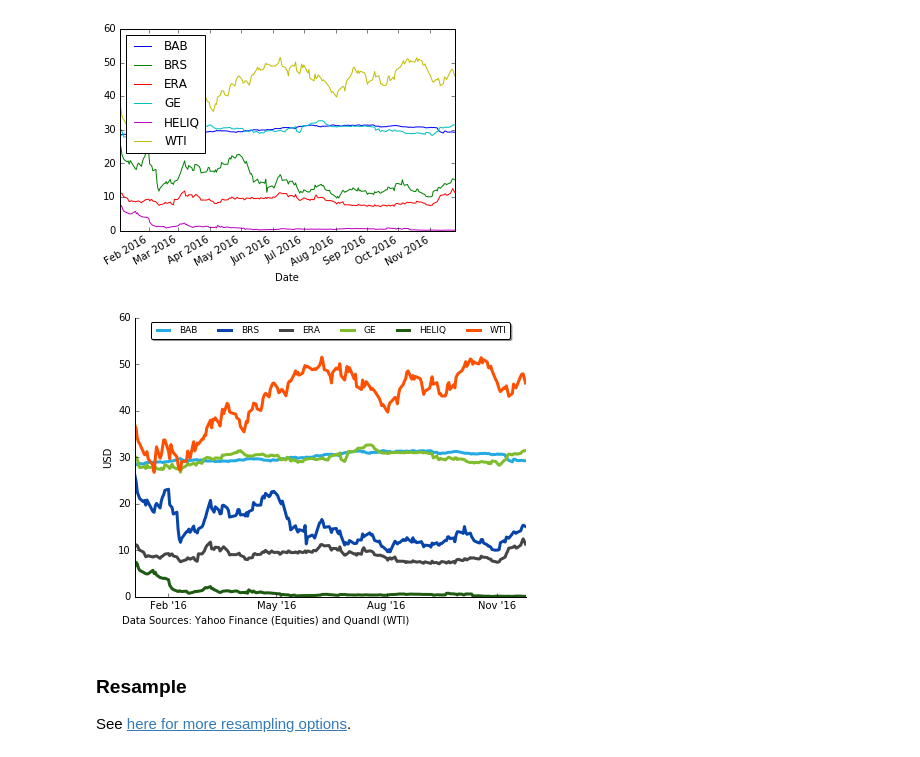
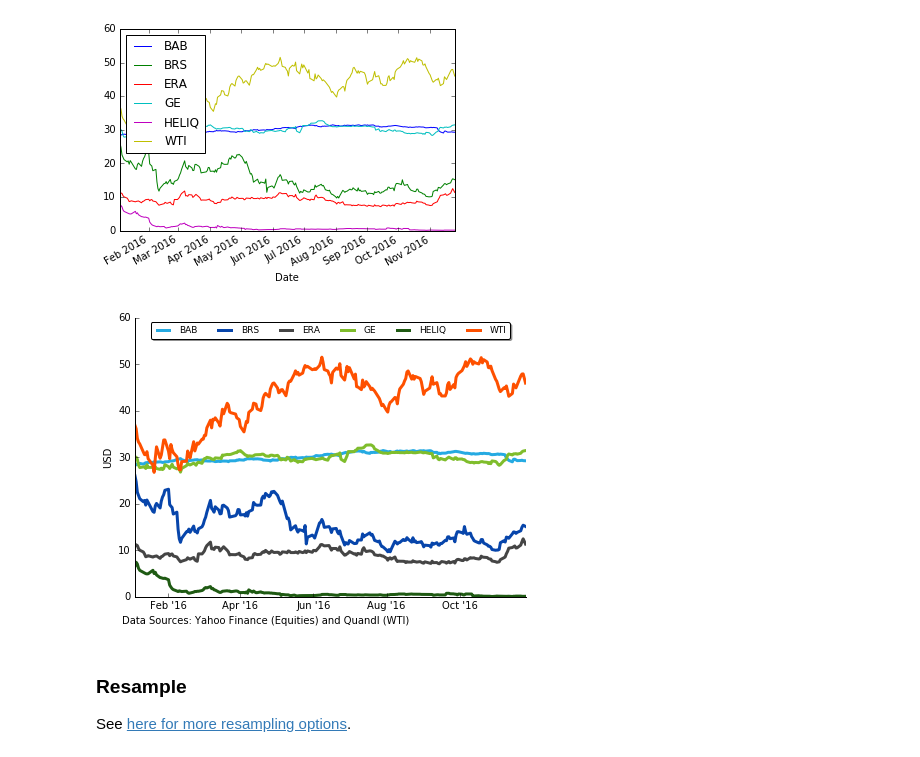
Before and after one commit to mkudija/General-Examples, a Jupyter notebook: Stock-Time-Series.ipynb, the cells around one changed output. Saved outputs shown, nothing was run; the diff lists cells and outputs as text; code cells hidden in the pictures.

```diff
--- a/Stock-Time-Series.ipynb
+++ b/Stock-Time-Series.ipynb
@@ -65,31 +69,31 @@ plt.show()
 # %% [output]
 [figure]
 # %%
-# Pretty plot
+# Produce a more visually appealing plot
 colors = ['#25AAE2', '#0745AB', '#454545', '#7FBD2C', '#1F5A13', '#FE5000']
 fig = plt.figure(figsize=[7,5])
 ax1 = plt.subplot(111)
 
 for i in range(0,len(df.columns)):
     plt.plot(df[[df.columns[i]]], linewidth=3, color=colors[i], label=df.columns[i])
 
 ax1.set_ylabel('USD')
 ax1.set_xlabel('')
 #ax1.set_title('Title', fontsize=18)
 ax1.spines["top"].set_visible(False)
 ax1.spines["right"].set_visible(False)
 ax1.get_xaxis().tick_bottom()
 ax1.get_yaxis().tick_left()
 ax1.tick_params(axis='x', which='major', labelsize=10)
-months = MonthLocator(range(1, 13), bymonthday=1, interval=3)
+months = MonthLocator(range(1, 13), bymonthday=1, interval=2)
 monthsFmt = DateFormatter("%b '%y")
 ax1.xaxis.set_major_locator(months)
 ax1.xaxis.set_major_formatter(monthsFmt)
 fig.text(0.1, 0.05, 'Data Sources: Yahoo Finance (Equities) and Quandl (WTI)')
 plt.legend(loc=9, ncol=6, shadow=True, fancybox=True, fontsize=9)
 plt.savefig('time-series.png', dpi=1000)
 # %% [output]
-[figure, old version]
+[figure, new version]
 # %% [markdown]
 ### Resample
 See [here for more resampling options](http://pandas.pydata.org/pandas-docs/stable/timeseries.html#offset-aliases).
```
Also changed, not shown: parts of 13 cells of this notebook, 1 other file.
